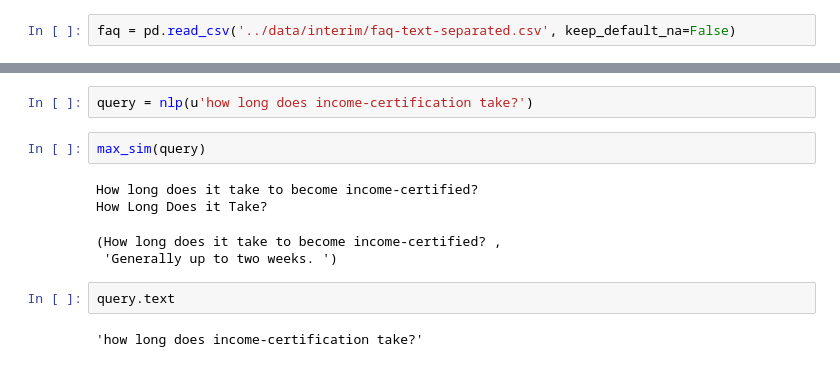
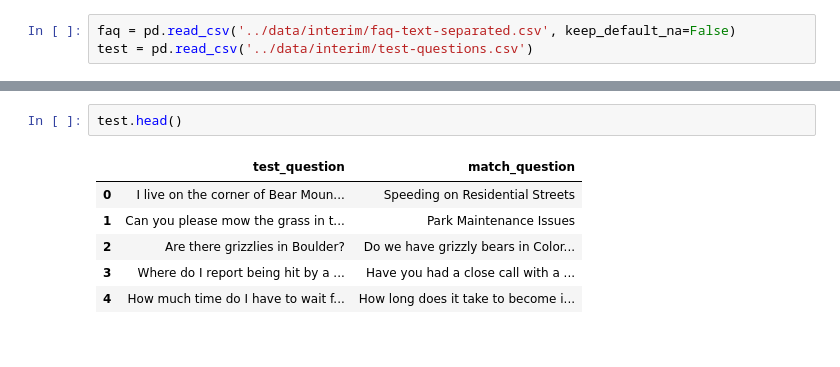
Before and after one commit to willtscott/inquire-boulder-chatbot, a Jupyter notebook: notebooks/faq-chatbot-sandbox.ipynb, the cells around one changed output, grey strips where cells are left out. Cells and saved outputs as stored; diff of their text form.

```diff
--- a/notebooks/faq-chatbot-sandbox.ipynb
+++ b/notebooks/faq-chatbot-sandbox.ipynb
@@ -12,3 +14,4 @@ nlp = spacy.load('en_core_web_md')  # make sure to use larger model!
 pd.set_option('display.max_colwidth', 0)
 # %%
 faq = pd.read_csv('../data/interim/faq-text-separated.csv', keep_default_na=False)
+test = pd.read_csv('../data/interim/test-questions.csv')
@@ -50,13 +18,9 @@ def max_sim(q):
-# %%
-query = nlp(u'how long does income-certification take?')
-# %%
-max_sim(query)
-# %% [output]
-How long does it take to become income-certified?
-How Long Does it Take?
-(How long does it take to become income-certified? ,
- 'Generally up to two weeks. ')
-# %%
-query.text
-# %% [output]
-'how long does income-certification take?'
+# %%
+test.head()
+# %% [output]
+|  | test_question | match_question |
+| 0 | I live on the corner of Bear Moun... | Speeding on Residential Streets |
+| 1 | Can you please mow the grass in t... | Park Maintenance Issues |
+| 2 | Are there grizzlies in Boulder? | Do we have grizzly bears in Color... |
+| 3 | Where do I report being hit by a ... | Have you had a close call with a ... |
+| 4 | How much time do I have to wait f... | How long does it take to become i... |
```
Also changed, not shown: parts of 15 cells of this notebook, 11 other files.
